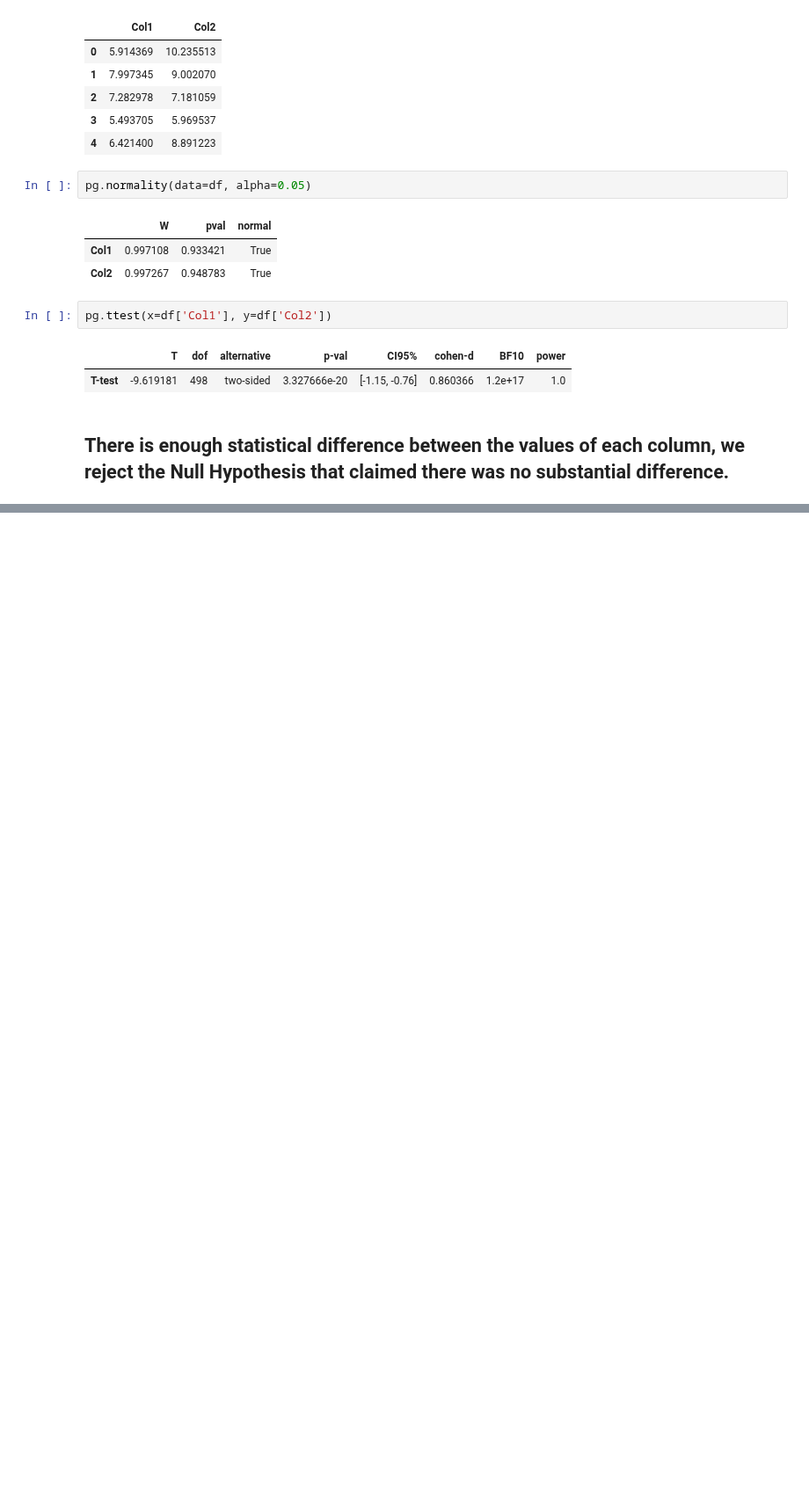
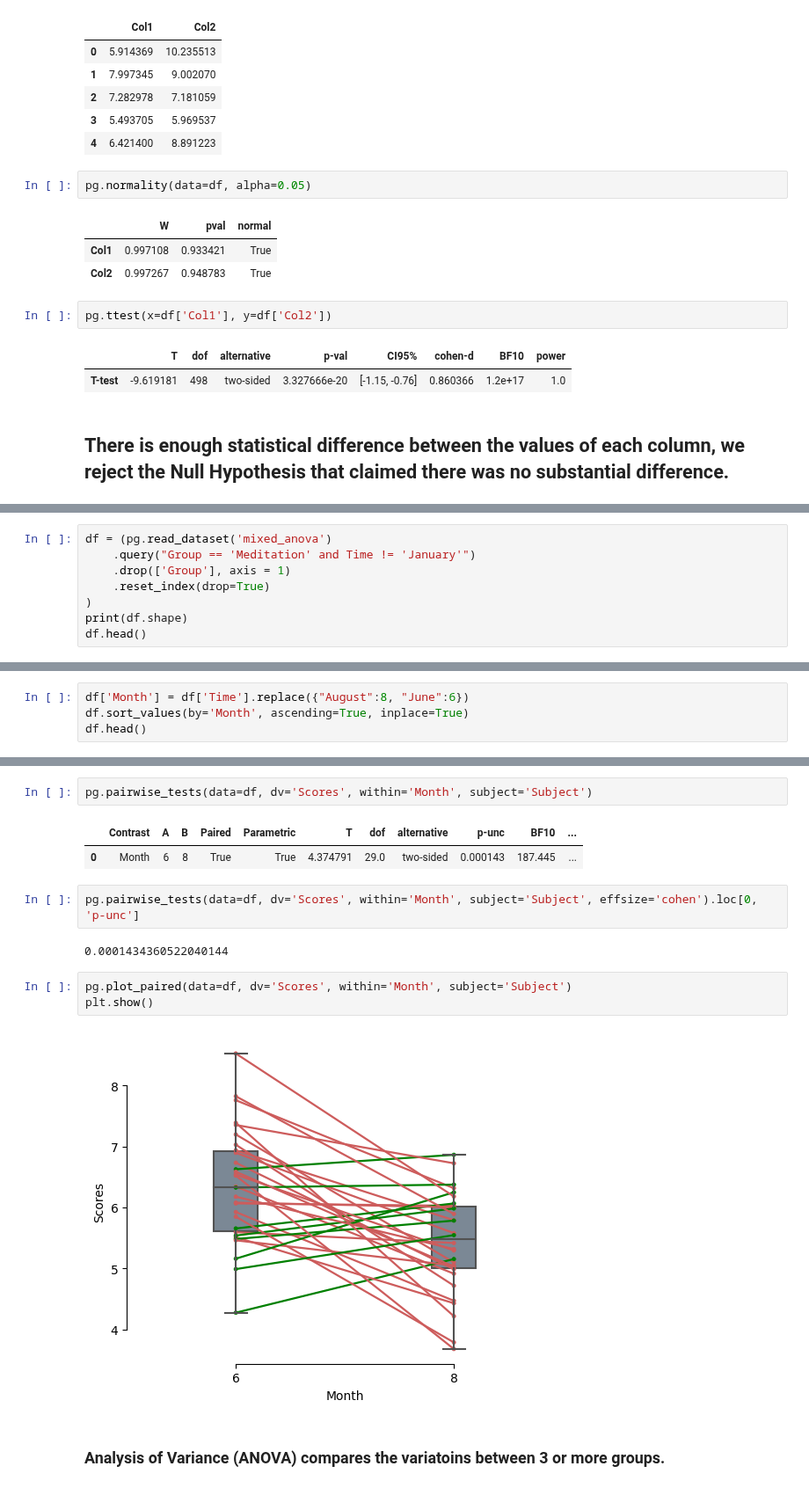
Before and after one commit to Danpr1984/Calculator-, a Jupyter notebook: hypothesis_test.ipynb, the cells around one changed output, grey strips where cells are left out. Shown at 88% size. Saved outputs shown, nothing was run; the diff lists cells and outputs as text; blank space fills up the shorter version.

```diff
--- a/hypothesis_test.ipynb
+++ b/hypothesis_test.ipynb
@@ -239,0 +316,8 @@ pg.ttest(df['Col1'], df['Col2']).loc['T-test','p-val']
+# %%
+df = (pg.read_dataset('mixed_anova')
+    .query("Group == 'Meditation' and Time != 'January'")
+    .drop(['Group'], axis = 1)
+    .reset_index(drop=True)
+)
+print(df.shape)
+df.head()
@@ -239,0 +332,4 @@ pg.ttest(df['Col1'], df['Col2']).loc['T-test','p-val']
+# %%
+df['Month'] = df['Time'].replace({"August":8, "June":6})
+df.sort_values(by='Month', ascending=True, inplace=True)
+df.head()
@@ -239,0 +350,16 @@ pg.ttest(df['Col1'], df['Col2']).loc['T-test','p-val']
+# %%
+pg.pairwise_tests(data=df, dv='Scores', within='Month', subject='Subject')
+# %% [output]
+|  | Contrast | A | B | Paired | Parametric | T | dof | alternative | p-unc | BF10 | ... |
+| 0 | Month | 6 | 8 | True | True | 4.374791 | 29.0 | two-sided | 0.000143 | 187.445 | ... |
+# %%
+pg.pairwise_tests(data=df, dv='Scores', within='Month', subject='Subject', effsize='cohen').loc[0, 'p-unc']
+# %% [output]
+0.0001434360522040144
+# %%
+pg.plot_paired(data=df, dv='Scores', within='Month', subject='Subject')
+plt.show()
+# %% [output]
+[figure, added]
+# %% [markdown]
+### Analysis of Variance (ANOVA) compares the variatoins between 3 or more groups.
```
Also changed, not shown: parts of 13 cells of this notebook.
